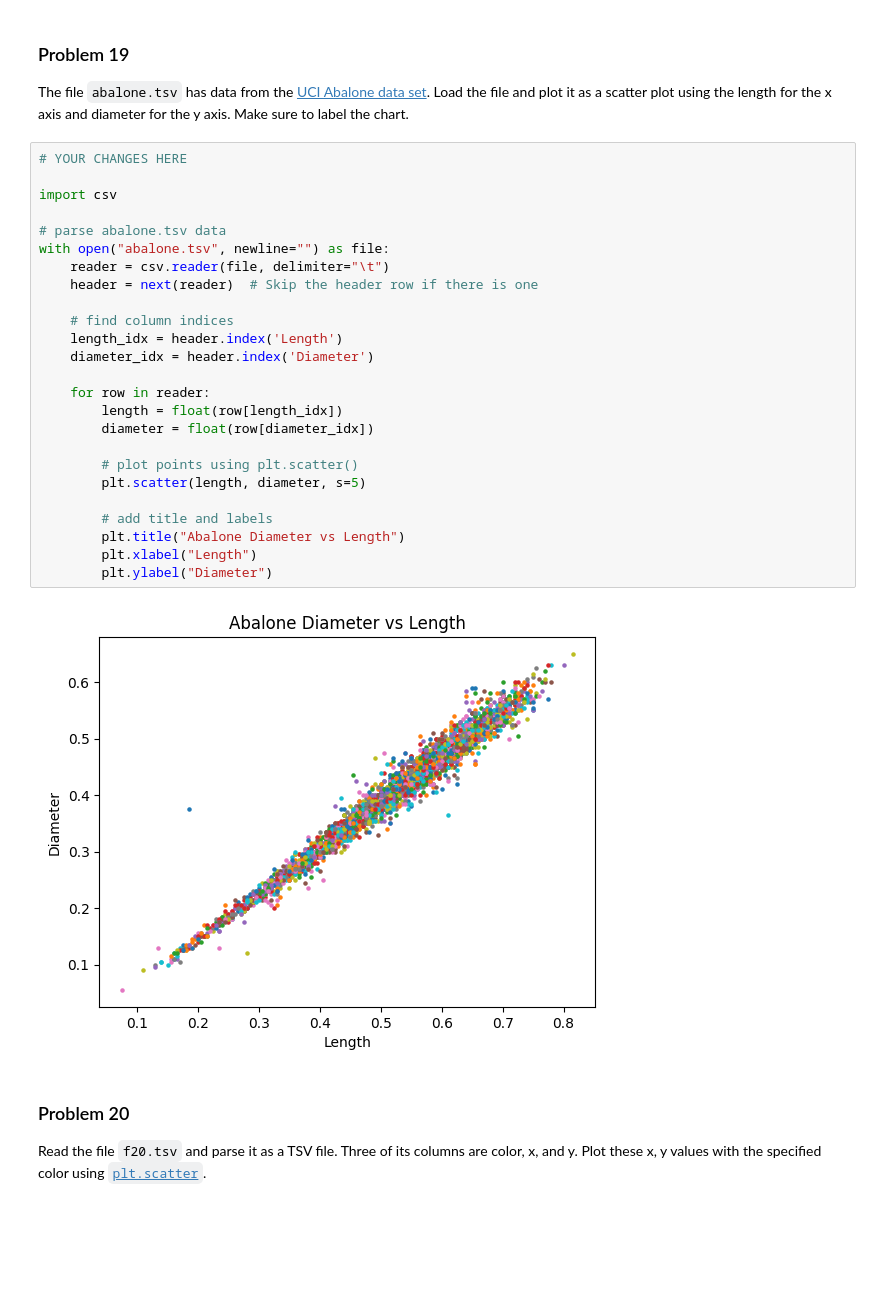
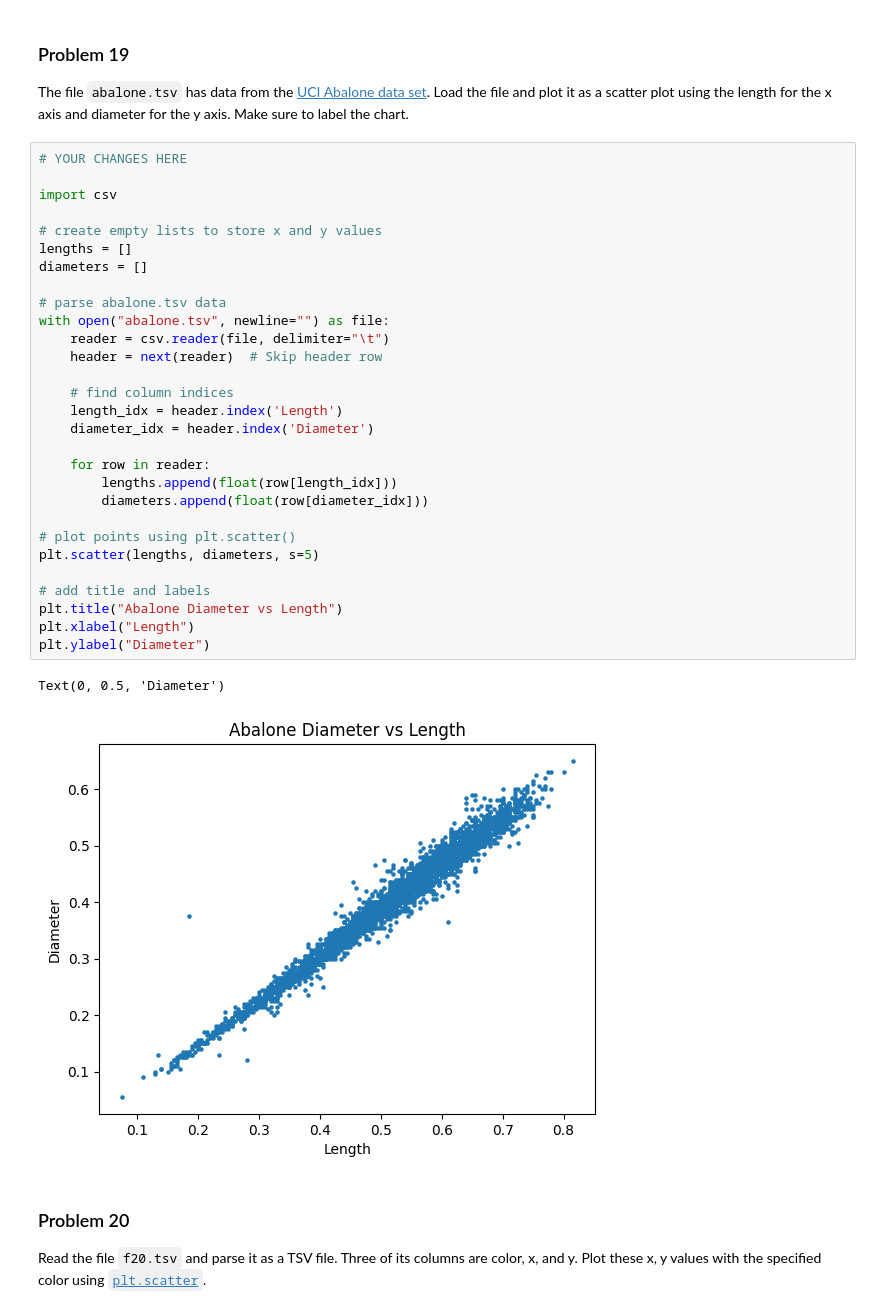
Before and after one commit to veniola/dx602-homework-05, a Jupyter notebook: homework.ipynb, the cells around one changed output. Saved outputs shown, nothing was run; the diff lists cells and outputs as text; blank space fills up the shorter version.

```diff
--- a/homework.ipynb
+++ b/homework.ipynb
@@ -606,30 +634,35 @@ Make sure to label the chart.
 # %%
 # YOUR CHANGES HERE
 
 import csv
 
+# create empty lists to store x and y values
+lengths = []
+diameters = []
+
 # parse abalone.tsv data
 with open("abalone.tsv", newline="") as file:
     reader = csv.reader(file, delimiter="\t")
-    header = next(reader)  # Skip the header row if there is one
+    header = next(reader)  # Skip header row
 
     # find column indices
     length_idx = header.index('Length')
     diameter_idx = header.index('Diameter')
 
     for row in reader:
-        length = float(row[length_idx])
-        diameter = float(row[diameter_idx])
+        lengths.append(float(row[length_idx]))
+        diameters.append(float(row[diameter_idx]))
 
-        # plot points using plt.scatter()
-        plt.scatter(length, diameter, s=5)
+# plot points using plt.scatter()
+plt.scatter(lengths, diameters, s=5)
 
-        # add title and labels
-        plt.title("Abalone Diameter vs Length")
-        plt.xlabel("Length")
-        plt.ylabel("Diameter")
+# add title and labels
+plt.title("Abalone Diameter vs Length")
+plt.xlabel("Length")
+plt.ylabel("Diameter")
 # %% [output]
+Text(0, 0.5, 'Diameter')
-[figure, old version]
+[figure, new version]
 # %% [markdown]
 ### Problem 20
 
```
Also changed, not shown: parts of 12 cells of this notebook, 1 other file.
